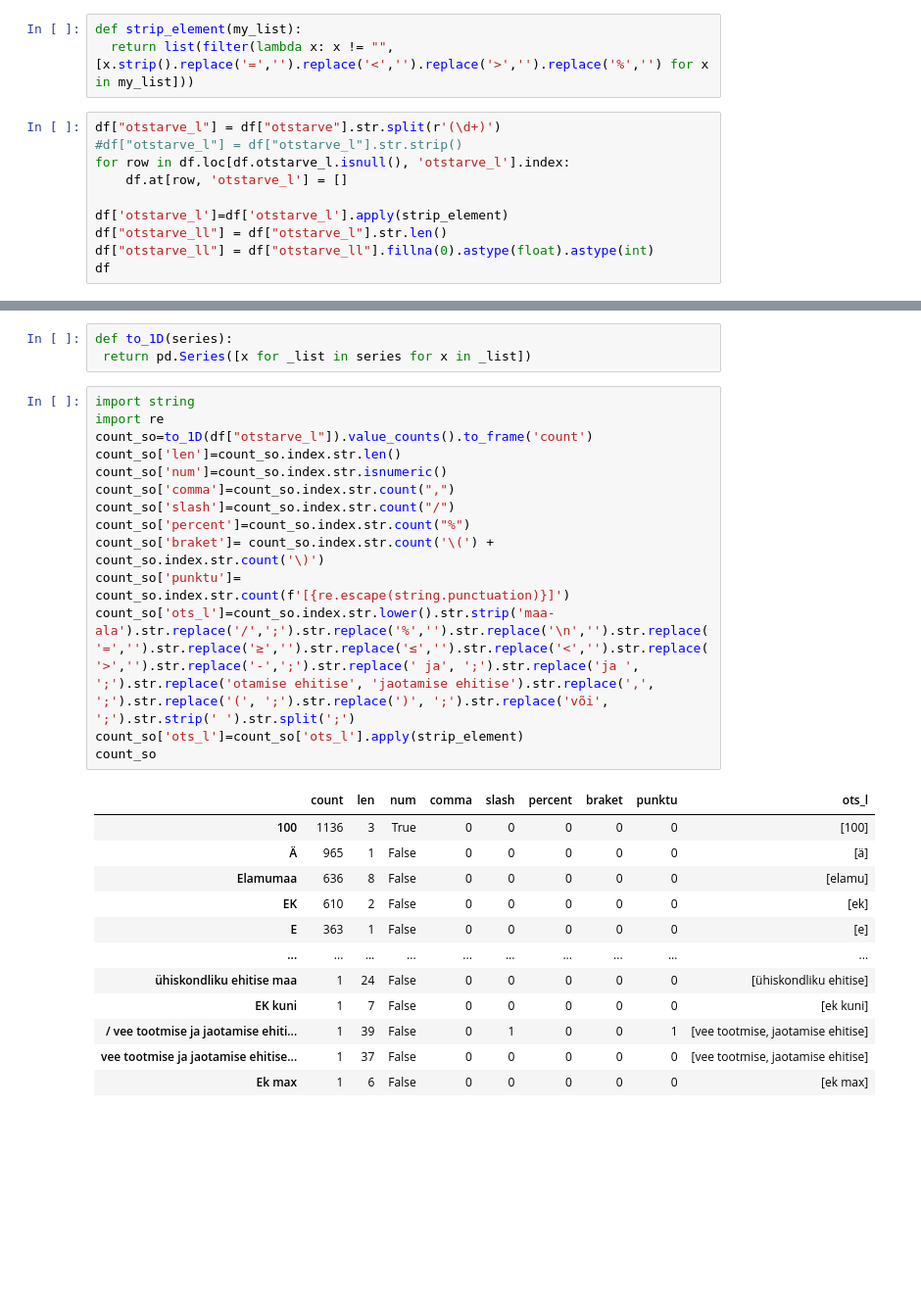
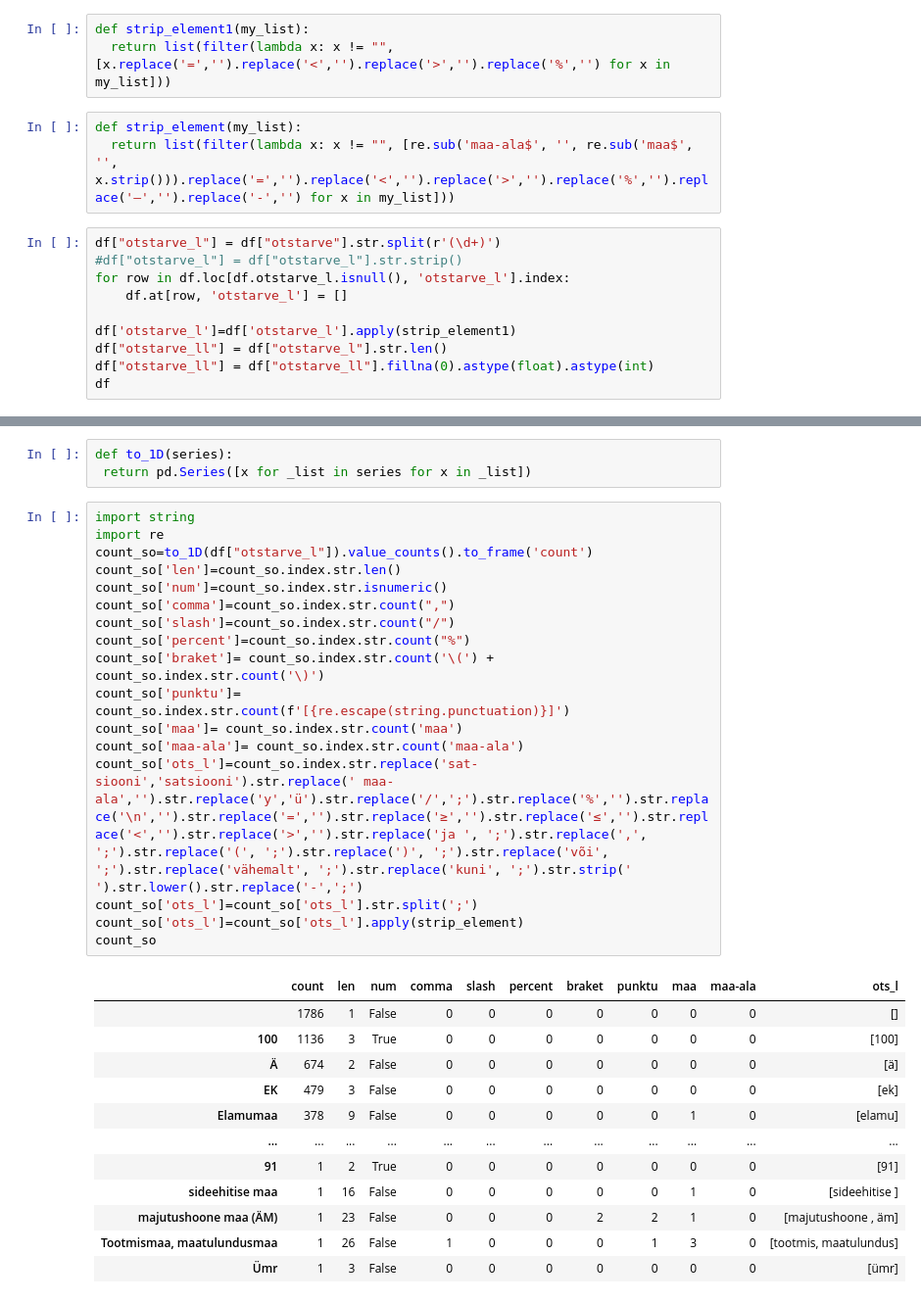
Before and after one commit to taavip/MAPlaneeringud, a Jupyter notebook: plan_analyys.ipynb, the cells around one changed output, grey strips where cells are left out. Shown: that part at 98% size. Drawn from its saved outputs; the diff is of its cells as text; blank space fills up the shorter version.

```diff
--- a/plan_analyys.ipynb
+++ b/plan_analyys.ipynb
@@ -253,13 +254,16 @@ df
 # %%
-def strip_element(my_list):
-  return list(filter(lambda x: x != "", [x.strip().replace('=','').replace('<','').replace('>','').replace('%','') for x in my_list]))
+def strip_element1(my_list):
+  return list(filter(lambda x: x != "", [x.replace('=','').replace('<','').replace('>','').replace('%','') for x in my_list]))
+# %%
+def strip_element(my_list):
+  return list(filter(lambda x: x != "", [re.sub('maa-ala$', '', re.sub('maa$', '', x.strip())).replace('=','').replace('<','').replace('>','').replace('%','').replace('–','').replace('-','') for x in my_list]))
 # %%
 df["otstarve_l"] = df["otstarve"].str.split(r'(\d+)')
 #df["otstarve_l"] = df["otstarve_l"].str.strip()
 for row in df.loc[df.otstarve_l.isnull(), 'otstarve_l'].index:
     df.at[row, 'otstarve_l'] = []
 
-df['otstarve_l']=df['otstarve_l'].apply(strip_element)
+df['otstarve_l']=df['otstarve_l'].apply(strip_element1)
 df["otstarve_ll"] = df["otstarve_l"].str.len()
 df["otstarve_ll"] = df["otstarve_ll"].fillna(0).astype(float).astype(int)
 df
@@ -283,27 +287,30 @@ def to_1D(series):
 # %%
 import string
 import re
 count_so=to_1D(df["otstarve_l"]).value_counts().to_frame('count')
 count_so['len']=count_so.index.str.len()
 count_so['num']=count_so.index.str.isnumeric()
 count_so['comma']=count_so.index.str.count(",")
 count_so['slash']=count_so.index.str.count("/")
 count_so['percent']=count_so.index.str.count("%")
 count_so['braket']= count_so.index.str.count('\(') + count_so.index.str.count('\)')
 count_so['punktu']= count_so.index.str.count(f'[{re.escape(string.punctuation)}]')
-count_so['ots_l']=count_so.index.str.lower().str.strip('maa-ala').str.replace('/',';').str.replace('%','').str.replace('\n','').str.replace('=','').str.replace('≥','').str.replace('≤','').str.replace('<','').str.replace('>','').str.replace('-',';').str.replace(' ja', ';').str.replace('ja ', ';').str.replace('otamise ehitise', 'jaotamise ehitise').str.replace(',', ';').str.replace('(', ';').str.replace(')', ';').str.replace('või', ';').str.strip(' ').str.split(';')
+count_so['maa']= count_so.index.str.count('maa')
+count_so['maa-ala']= count_so.index.str.count('maa-ala')
+count_so['ots_l']=count_so.index.str.replace('sat-siooni','satsiooni').str.replace(' maa-ala','').str.replace('y','ü').str.replace('/',';').str.replace('%','').str.replace('\n','').str.replace('=','').str.replace('≥','').str.replace('≤','').str.replace('<','').str.replace('>','').str.replace('ja ', ';').str.replace(',', ';').str.replace('(', ';').str.replace(')', ';').str.replace('või', ';').str.replace('vähemalt', ';').str.replace('kuni', ';').str.strip(' ').str.lower().str.replace('-',';')
+count_so['ots_l']=count_so['ots_l'].str.split(';')
 count_so['ots_l']=count_so['ots_l'].apply(strip_element)
 count_so
 # %% [output]
-|  | count | len | num | comma | slash | percent | braket | punktu | ots_l |
-| 100 | 1136 | 3 | True | 0 | 0 | 0 | 0 | 0 | [100] |
-| Ä | 965 | 1 | False | 0 | 0 | 0 | 0 | 0 | [ä] |
-| Elamumaa | 636 | 8 | False | 0 | 0 | 0 | 0 | 0 | [elamu] |
-| EK | 610 | 2 | False | 0 | 0 | 0 | 0 | 0 | [ek] |
-| E | 363 | 1 | False | 0 | 0 | 0 | 0 | 0 | [e] |
-| ... | ... | ... | ... | ... | ... | ... | ... | ... | ... |
-| ühiskondliku ehitise maa | 1 | 24 | False | 0 | 0 | 0 | 0 | 0 | [ühiskondliku ehitise] |
-| EK kuni | 1 | 7 | False | 0 | 0 | 0 | 0 | 0 | [ek kuni] |
-| / vee tootmise ja jaotamise ehiti... | 1 | 39 | False | 0 | 1 | 0 | 0 | 1 | [vee tootmise, jaotamise ehitise] |
-| vee tootmise ja jaotamise ehitise... | 1 | 37 | False | 0 | 0 | 0 | 0 | 0 | [vee tootmise, jaotamise ehitise] |
-| Ek max | 1 | 6 | False | 0 | 0 | 0 | 0 | 0 | [ek max] |
+|  | count | len | num | comma | slash | percent | braket | punktu | maa | maa-ala | ots_l |
+|  | 1786 | 1 | False | 0 | 0 | 0 | 0 | 0 | 0 | 0 | [] |
+| 100 | 1136 | 3 | True | 0 | 0 | 0 | 0 | 0 | 0 | 0 | [100] |
+| Ä | 674 | 2 | False | 0 | 0 | 0 | 0 | 0 | 0 | 0 | [ä] |
+| EK | 479 | 3 | False | 0 | 0 | 0 | 0 | 0 | 0 | 0 | [ek] |
+| Elamumaa | 378 | 9 | False | 0 | 0 | 0 | 0 | 0 | 1 | 0 | [elamu] |
+| ... | ... | ... | ... | ... | ... | ... | ... | ... | ... | ... | ... |
+| 91 | 1 | 2 | True | 0 | 0 | 0 | 0 | 0 | 0 | 0 | [91] |
+| sideehitise maa | 1 | 16 | False | 0 | 0 | 0 | 0 | 0 | 1 | 0 | [sideehitise ] |
+| majutushoone maa (ÄM) | 1 | 23 | False | 0 | 0 | 0 | 2 | 2 | 1 | 0 | [majutushoone , äm] |
+| Tootmismaa, maatulundusmaa | 1 | 26 | False | 1 | 0 | 0 | 0 | 1 | 3 | 0 | [tootmis, maatulundus] |
+| Ümr | 1 | 3 | False | 0 | 0 | 0 | 0 | 0 | 0 | 0 | [ümr] |
```
Also changed, not shown: parts of 16 cells of this notebook.
